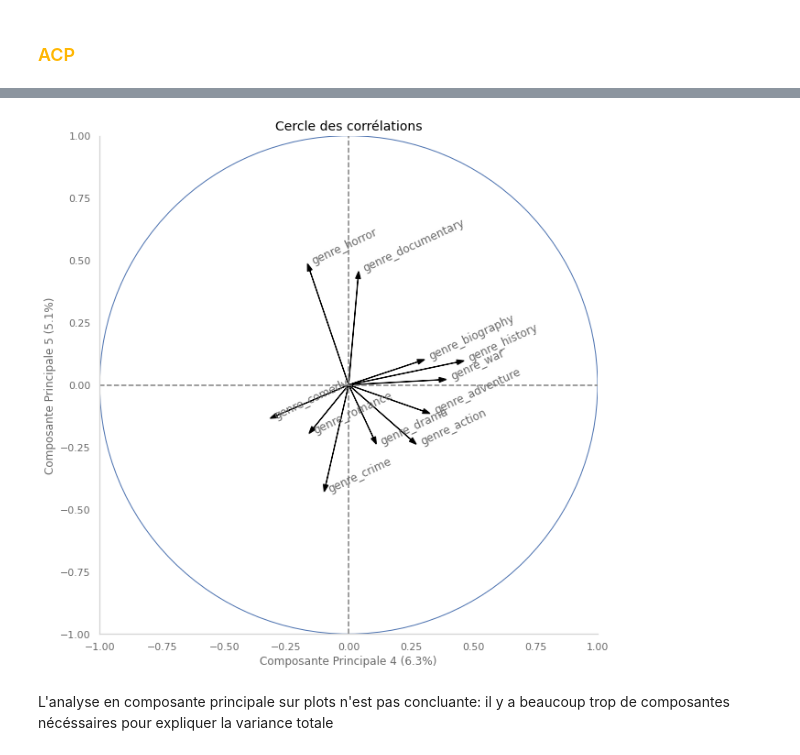
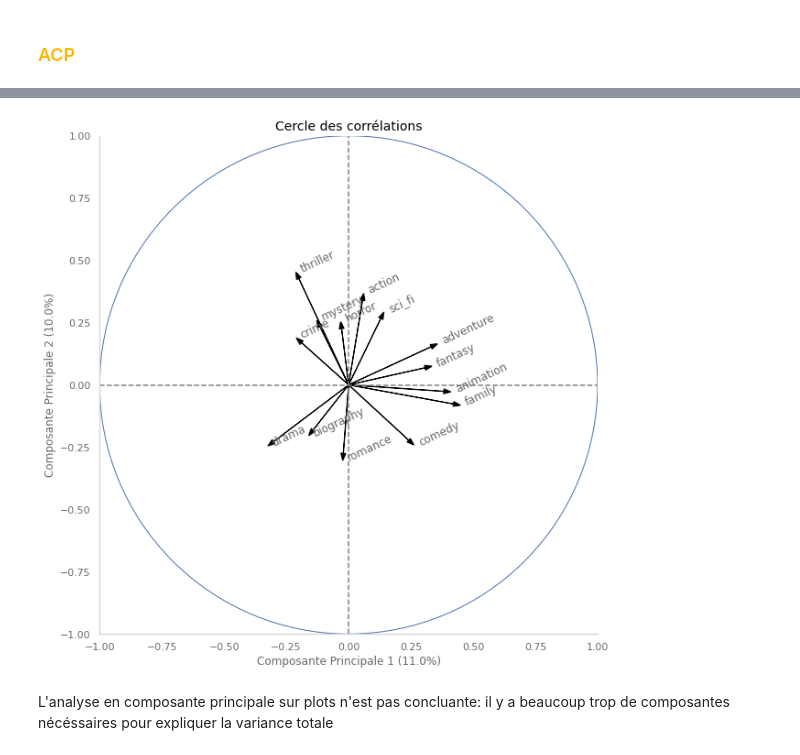
Before and after one commit to 8huit/recommandation-de-films, a Jupyter notebook: P3_02_films_exploration.ipynb, the cells around one changed output, grey strips where cells are left out. Saved outputs shown, nothing was run; the diff lists cells and outputs as text; code cells hidden in the pictures.

```diff
--- a/P3_02_films_exploration.ipynb
+++ b/P3_02_films_exploration.ipynb
@@ -58,5 +60,7 @@ start=time.time()
 # %%
 import pandas as pd
 
-df=pd.read_csv("../Dataset/movie_metadata.csv",sep=",",encoding="utf-8")
+dfGenres=pd.read_csv("./movie_genres.csv",sep=",",encoding="utf-8")
+dfPlots=pd.read_csv("./movie_plots.csv",sep=",",encoding="utf-8")
+dfMovies=pd.read_csv("./movie_metadata_clean.csv",sep=",",encoding="utf-8")
 # %%
@@ -311,11 +126,0 @@ On constate que la variable categorielle 'genres' contient les valeurs qui perme
-# %%
-pd.set_option('display.max_columns', None)
-pd.set_option('display.expand_frame_repr', False)
-
-# variable genre: ventilation par type
-dfTemp=dfQualitativesUniformisees[['movie_title','director_name','genres']]
-
-cols = ['movie_title','director_name']
-dfGenres=pd.get_dummies(dfTemp.set_index(cols).genres.str.split(' ', expand=True).stack(),prefix='genre')\
-      .groupby(level=cols).sum().astype(int)
-#dfGenres
@@ -369,0 +213,21 @@ Vérifions s'il y a des correlations entre les plots
+# %%
+import matplotlib.pyplot as plt
+from matplotlib.colors import Normalize
+
+# taille du schema
+plt.rcParams["figure.figsize"] = (20,10)
+plt.title('Nombre de films / Acteur')
+plt.ylabel('Nombre de films')
+plt.xticks(rotation=90)
+
+# Choisisson un jeu de couleur
+cmap = plt.cm.get_cmap('PuBu')
+
+# normalise l'amplitude (prends les données entre les bornes [vmin, vmax] -> [0, valeur max])
+normalise = Normalize(vmin=0, vmax=dfMoviesActorGrouped['imdb_score'].max())
+
+plot=plt.bar(dfMoviesActorGrouped.index,dfMoviesActorGrouped['movie_title'].values,color=cmap(normalise(dfMoviesActorGrouped['imdb_score'].values)))
+#plot=plt.bar(dfMoviesGrouped.index,dfMoviesGrouped['movie_title'].values,color=my_cmap(dfMoviesGrouped['imdb_score'].values))
+plt.colorbar(plt.cm.ScalarMappable(cmap=cmap), label="score",shrink=0.5, orientation='vertical')
+
+plt.show()
@@ -387,7 +260,7 @@ XCentreReduit.shape
 # %%
 from sklearn import decomposition
 
-nComposantes=15 # n_comp <= nombre de variables
+nComposantes=22 # n_comp <= nombre de variables
 pca = decomposition.PCA(n_components=nComposantes)
 pca.fit(XCentreReduit)
 # %% [output]
@@ -412,9 +288,9 @@ composantesPrincipales = pca.components_ # triés par variance expliquée
 
 # Selection du plan Factoriel
 #dimension 1
-d1=3
+d1=0
 #dimension 2
-d2=4
+d2=1
 
 # taille du schema
 plt.rcParams["figure.figsize"] = (10,10)
@@ -428,34 +304,34 @@ plt.ylim(-1,1)
 # affichage des lignes horizontales et verticales
 plt.plot([-1, 1], [0, 0], color='grey', ls='--')
 plt.plot([0, 0], [-1, 1], color='grey', ls='--')
 
 # libelles des axes
 plt.xlabel('Composante Principale {} ({}%)'.format(d1+1, round(100*pca.explained_variance_ratio_[d1],1)))
 plt.ylabel('Composante Principale {} ({}%)'.format(d2+1, round(100*pca.explained_variance_ratio_[d2],1)))
 plt.title('Cercle des corrélations',color="black",fontsize=14,fontweight='normal')
 # afficher le cercle
 cercle = plt.Circle((0,0),radius=1, color='b', fill=False)
 ax.set_aspect(1)
 ax.add_patch(cercle)
 
 
 #placement des étiquettes des p variables + fleches (partant du centre vers les points projetés)
 for i in range(len(variables)):
     p=np.array([composantesPrincipales[d1][i],composantesPrincipales[d2][i]])
 
 
     # on utilise la distance euclidienne pour n'afficher les labels que pour les individus loin du centre
     distance= np.linalg.norm(p-np.array([0,0]))
 
     if distance>0.25:
         plt.annotate(variables[i],xy =(composantesPrincipales[d1][i],composantesPrincipales[d2][i]),xytext =(composantesPrincipales[d1][i]+0.01,composantesPrincipales[d2][i]),arrowprops=dict(arrowstyle="-",
                             connectionstyle="arc3"),rotation=25)
         plt.arrow(0,0,composantesPrincipales[d1][i],composantesPrincipales[d2][i].astype(np.float),length_includes_head=True,head_width=0.02, head_length=0.03,color="black")
 
 #import os
 #os.system('say "jai fini de travailler"')
 # %% [output]
-[figure, old version]
+[figure, new version]
 # %% [markdown]
 L'analyse en composante principale sur plots n'est pas concluante: il y a beaucoup trop de composantes nécéssaires pour expliquer la variance totale
 # %% [markdown]
```
Also changed, not shown: parts of 149 cells of this notebook, 2 other files.
